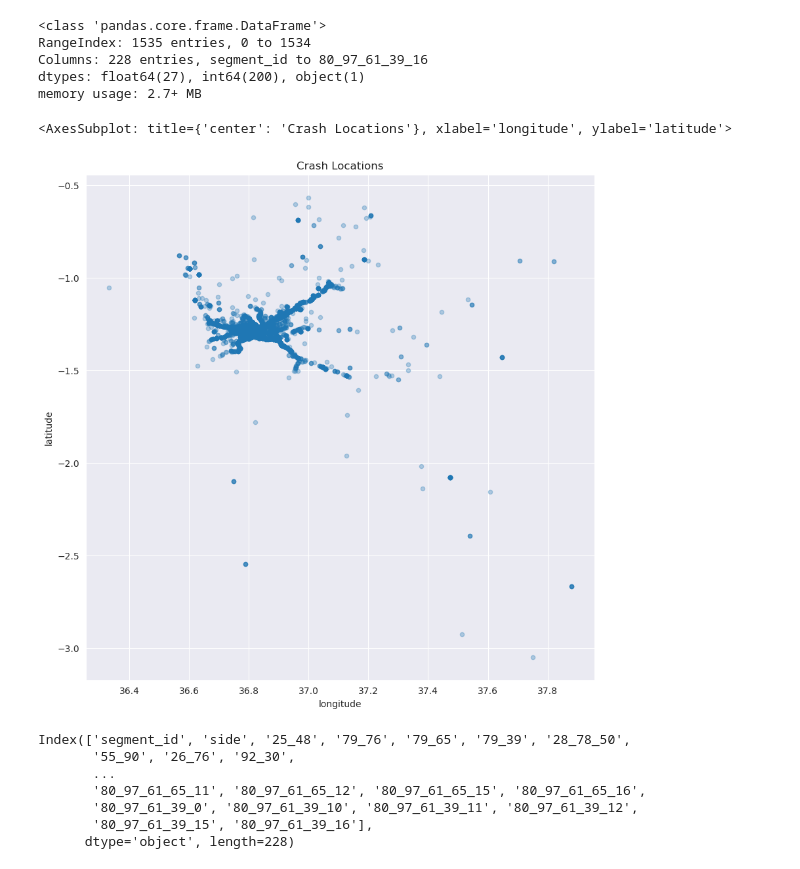
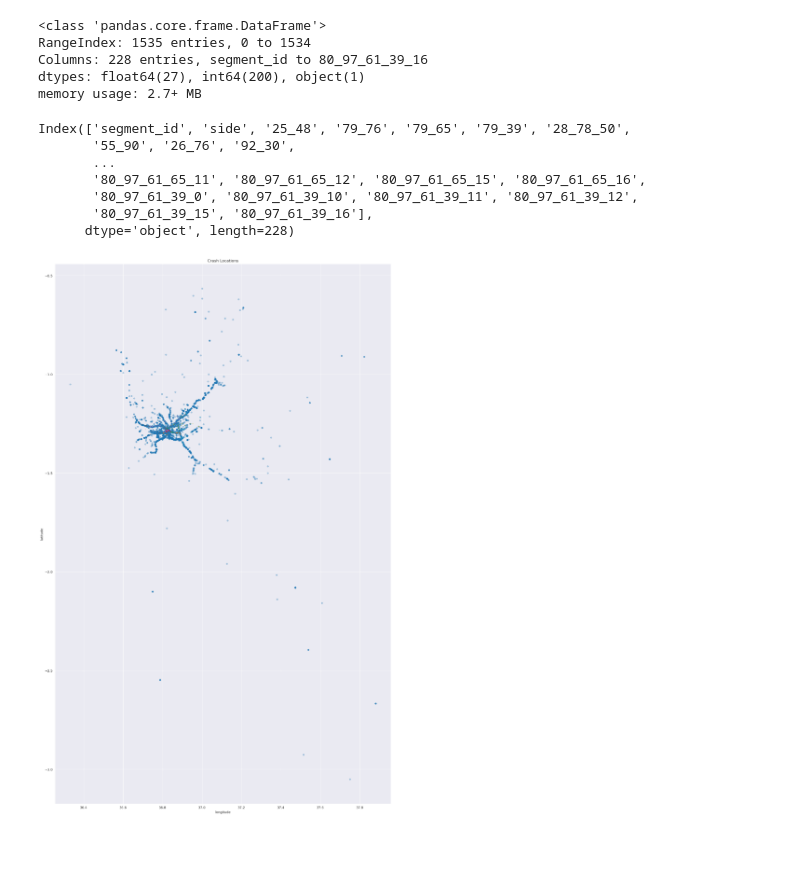
Before and after one commit to Roy-de/NaiRERS, a Jupyter notebook: nairers-ml/ambulance perambulation.ipynb, the cells around one changed output. Drawn from its saved outputs; the diff is of its cells as text; code cells hidden in the pictures.

```diff
--- a/nairers-ml/ambulance perambulation.ipynb
+++ b/nairers-ml/ambulance perambulation.ipynb
@@ -65,11 +65,6 @@ RangeIndex: 1535 entries, 0 to 1534
 Columns: 228 entries, segment_id to 80_97_61_39_16
 dtypes: float64(27), int64(200), object(1)
 memory usage: 2.7+ MB
-# %%
-train_data.plot(x='longitude', y='latitude', kind='scatter', figsize=(10, 10),alpha = 0.3, title='Crash Locations')
-# %% [output]
-<AxesSubplot: title={'center': 'Crash Locations'}, xlabel='longitude', ylabel='latitude'>
-[figure, removed]
 # %%
 segment_info.columns
 # %% [output]
@@ -80,3 +75,9 @@ Index(['segment_id', 'side', '25_48', '79_76', '79_65', '79_39', '28_78_50',
        '80_97_61_39_0', '80_97_61_39_10', '80_97_61_39_11', '80_97_61_39_12',
        '80_97_61_39_15', '80_97_61_39_16'],
       dtype='object', length=228)
+# %%
+ax = segment.plot(column='geometry',legend=False,figsize=(30,30))
+train_data.plot(x='longitude', y='latitude', kind='scatter',alpha = 0.3, title='Crash Locations',ax = ax)
+plt.show()
+# %% [output]
+[figure, added]
```
Also changed, not shown: parts of 13 cells of this notebook.
